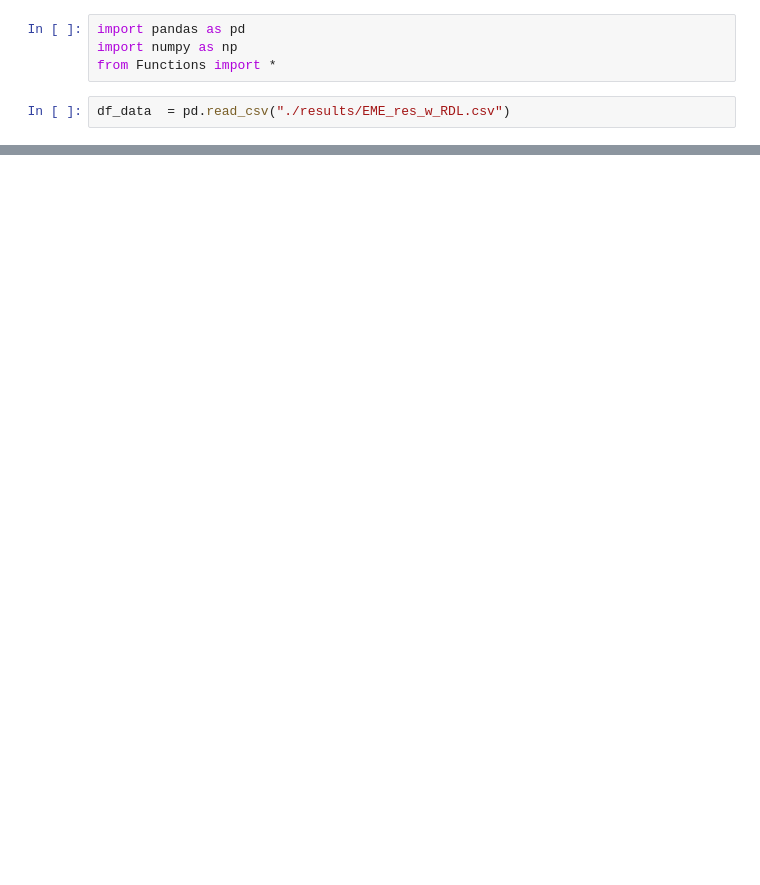
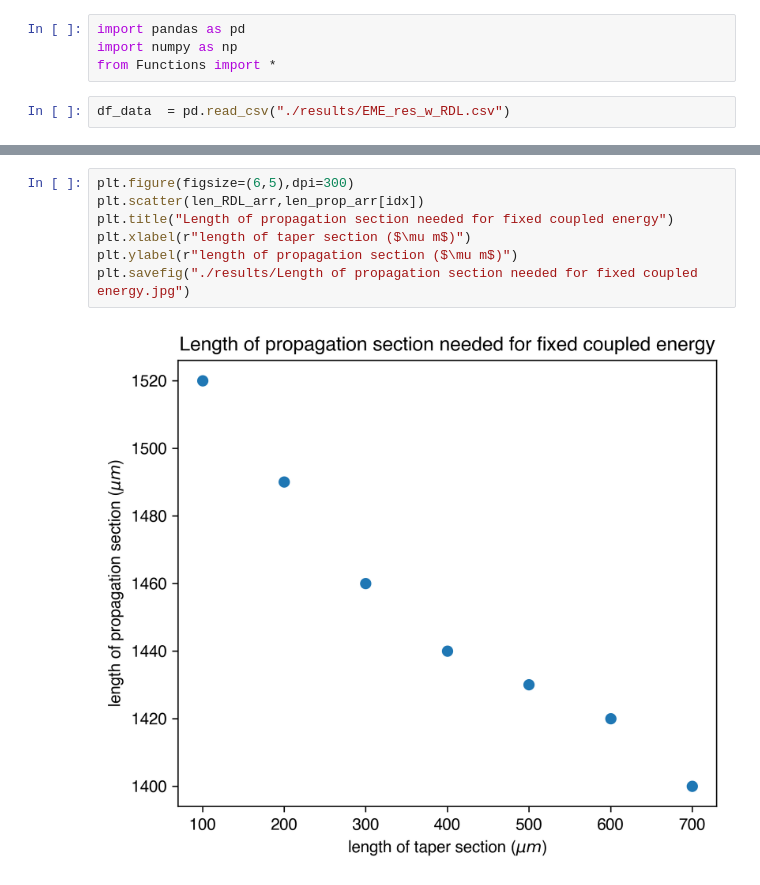
Before and after one commit to Harryxwh/SiNDispersionEngineering, a Jupyter notebook: 3D RDL.ipynb, the cells around one changed output, grey strips where cells are left out. Saved outputs shown, nothing was run; the diff lists cells and outputs as text; blank space fills up the shorter version.

```diff
--- a/3D RDL.ipynb
+++ b/3D RDL.ipynb
@@ -35,0 +81,9 @@ Plot_curve((np.c_[np.array(df_data.iloc[:,0]), np.array(df_data.iloc[:,1:], np.s
+# %%
+plt.figure(figsize=(6,5),dpi=300)
+plt.scatter(len_RDL_arr,len_prop_arr[idx])
+plt.title("Length of propagation section needed for fixed coupled energy")
+plt.xlabel(r"length of taper section ($\mu m$)")
+plt.ylabel(r"length of propagation section ($\mu m$)")
+plt.savefig("./results/Length of propagation section needed for fixed coupled energy.jpg")
+# %% [output]
+[figure, added]
```
Also changed, not shown: parts of 10 cells of this notebook, 13 other files.
